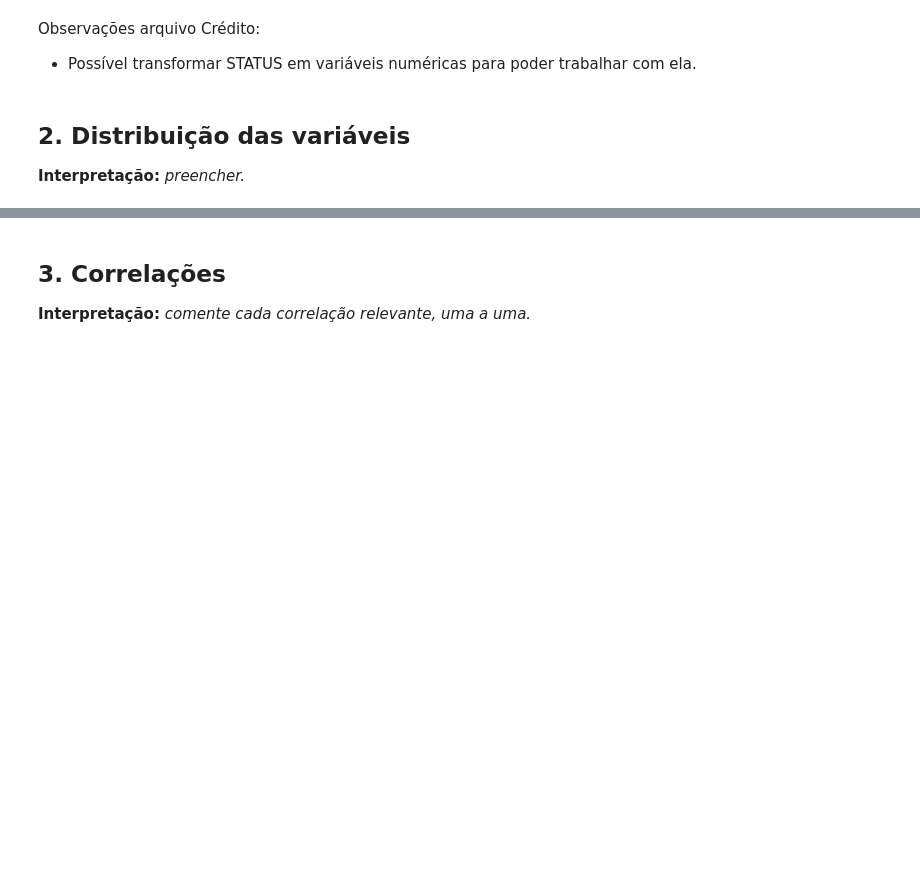
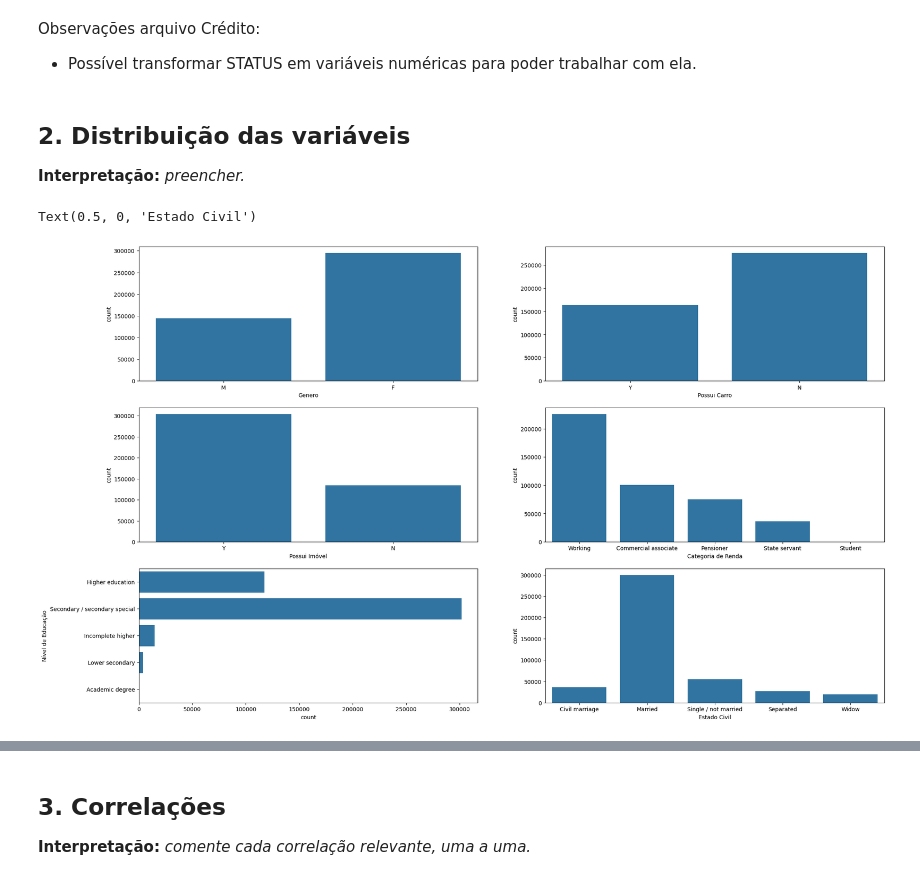
Before and after one commit to camilavbr/Tech_Challenge_Fase2_rm377839, a Jupyter notebook: notebooks/01_eda.ipynb, the cells around one changed output, grey strips where cells are left out. Drawn from its saved outputs; the diff is of its cells as text; code cells hidden in the pictures; blank space fills up the shorter version.

```diff
--- a/notebooks/01_eda.ipynb
+++ b/notebooks/01_eda.ipynb
@@ -176,3 +176,37 @@ Observações arquivo Crédito:
 **Interpretação:** _preencher._
 # %%
 # histogramas / boxplots
+plt.figure(figsize=(24,20))
+
+plt.subplot(4,2,1)
+fig = sns.countplot(data=df_perfil, x='CODE_GENDER')
+fig.set_title("")
+fig.set_xlabel("Genero")
+
+plt.subplot(4,2,2)
+fig = sns.countplot(data=df_perfil, x='FLAG_OWN_CAR')
+fig.set_title("")
+fig.set_xlabel("Possui Carro")
+
+plt.subplot(4,2,3)
+fig = sns.countplot(data=df_perfil, x='FLAG_OWN_REALTY')
+fig.set_title("")
+fig.set_xlabel("Possui Imóvel")
+
+plt.subplot(4,2,4)
+fig = sns.countplot(data=df_perfil, x='NAME_INCOME_TYPE')
+fig.set_title("")
+fig.set_xlabel("Categoria de Renda")
+
+plt.subplot(4,2,5)
+fig = sns.countplot(data=df_perfil, y='NAME_EDUCATION_TYPE')
+fig.set_title("")
+fig.set_ylabel("Nível de Educação")
+
+plt.subplot(4,2,6)
+fig = sns.countplot(data=df_perfil, x='NAME_FAMILY_STATUS')
+fig.set_title("")
+fig.set_xlabel("Estado Civil")
+# %% [output]
+Text(0.5, 0, 'Estado Civil')
+[figure, added]
```
Also changed, not shown: parts of 14 cells of this notebook.
